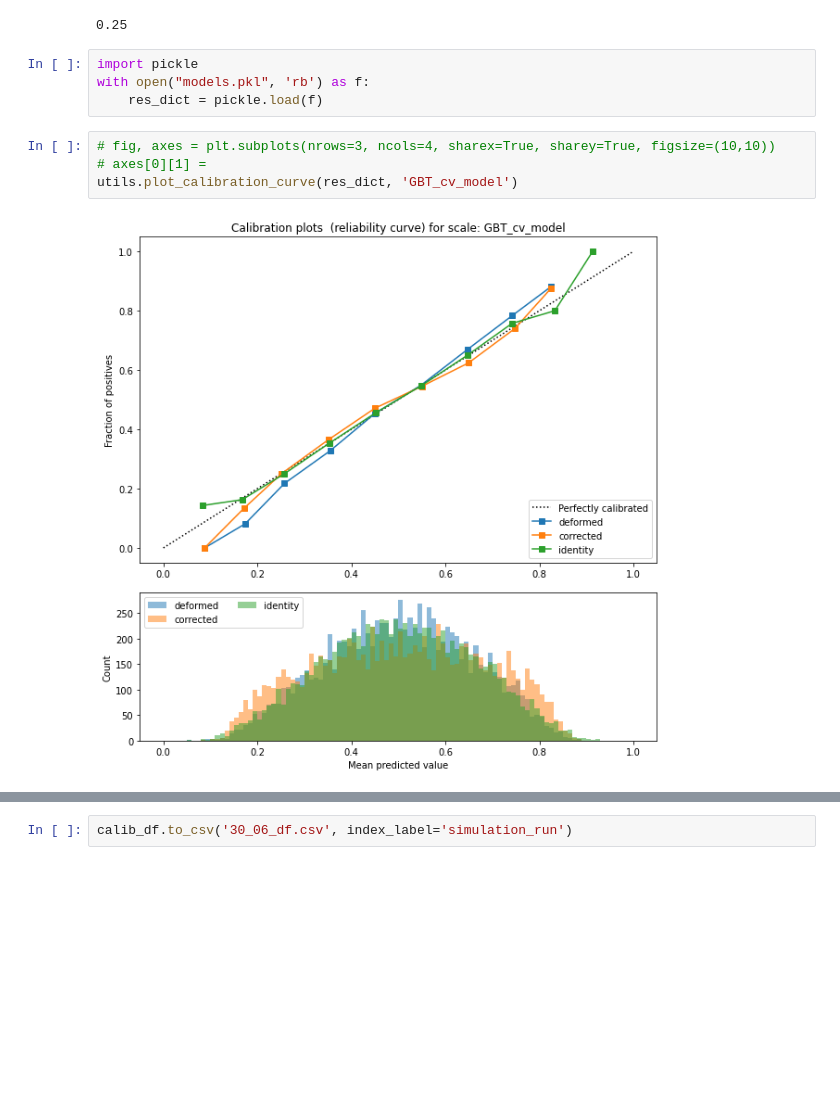
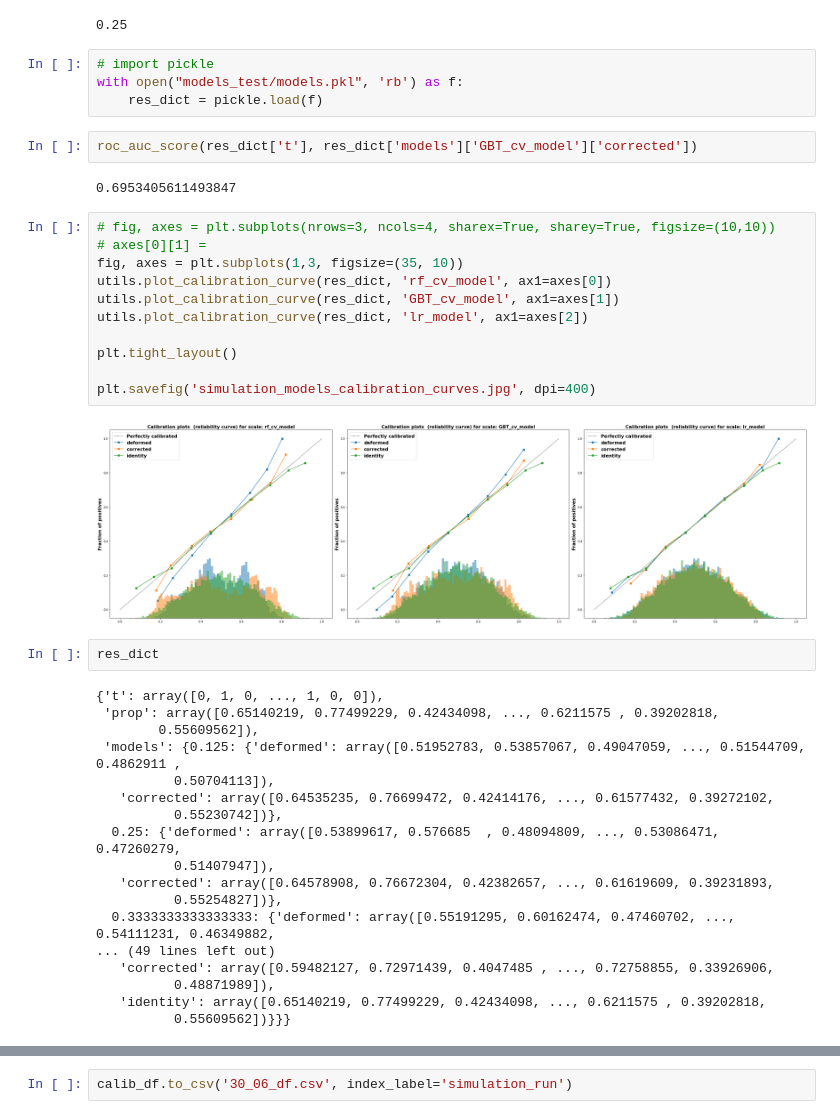
Before and after one commit to RomGutman/propensity_calibration, a Jupyter notebook: prop_simulation.ipynb, the cells around one changed output, grey strips where cells are left out. Saved outputs shown, nothing was run; the diff lists cells and outputs as text; blank space fills up the shorter version.

```diff
--- a/prop_simulation.ipynb
+++ b/prop_simulation.ipynb
@@ -594,13 +740,44 @@ float(calib_df['type'].unique()[0].split('_')[-1])
 # %% [output]
 0.25
 # %%
-import pickle
-with open("models.pkl", 'rb') as f:
+# import pickle
+with open("models_test/models.pkl", 'rb') as f:
     res_dict = pickle.load(f)
+# %%
+roc_auc_score(res_dict['t'], res_dict['models']['GBT_cv_model']['corrected'])
+# %% [output]
+0.6953405611493847
 # %%
 # fig, axes = plt.subplots(nrows=3, ncols=4, sharex=True, sharey=True, figsize=(10,10))
 # axes[0][1] =
-utils.plot_calibration_curve(res_dict, 'GBT_cv_model')
+fig, axes = plt.subplots(1,3, figsize=(35, 10))
+utils.plot_calibration_curve(res_dict, 'rf_cv_model', ax1=axes[0])
+utils.plot_calibration_curve(res_dict, 'GBT_cv_model', ax1=axes[1])
+utils.plot_calibration_curve(res_dict, 'lr_model', ax1=axes[2])
+
+plt.tight_layout()
+
+plt.savefig('simulation_models_calibration_curves.jpg', dpi=400)
 # %% [output]
-[figure, old version]
+[figure, new version]
+# %%
+res_dict
+# %% [output]
+{'t': array([0, 1, 0, ..., 1, 0, 0]),
+ 'prop': array([0.65140219, 0.77499229, 0.42434098, ..., 0.6211575 , 0.39202818,
+        0.55609562]),
+ 'models': {0.125: {'deformed': array([0.51952783, 0.53857067, 0.49047059, ..., 0.51544709, 0.4862911 ,
+          0.50704113]),
+   'corrected': array([0.64535235, 0.76699472, 0.42414176, ..., 0.61577432, 0.39272102,
+          0.55230742])},
+  0.25: {'deformed': array([0.53899617, 0.576685  , 0.48094809, ..., 0.53086471, 0.47260279,
+          0.51407947]),
+   'corrected': array([0.64578908, 0.76672304, 0.42382657, ..., 0.61619609, 0.39231893,
+          0.55254827])},
+  0.3333333333333333: {'deformed': array([0.55191295, 0.60162474, 0.47460702, ..., 0.54111231, 0.46349882,
+... (49 lines left out)
+   'corrected': array([0.59482127, 0.72971439, 0.4047485 , ..., 0.72758855, 0.33926906,
+          0.48871989]),
+   'identity': array([0.65140219, 0.77499229, 0.42434098, ..., 0.6211575 , 0.39202818,
+          0.55609562])}}}
 # %%
```
Also changed, not shown: parts of 91 cells of this notebook, 1 other file.
